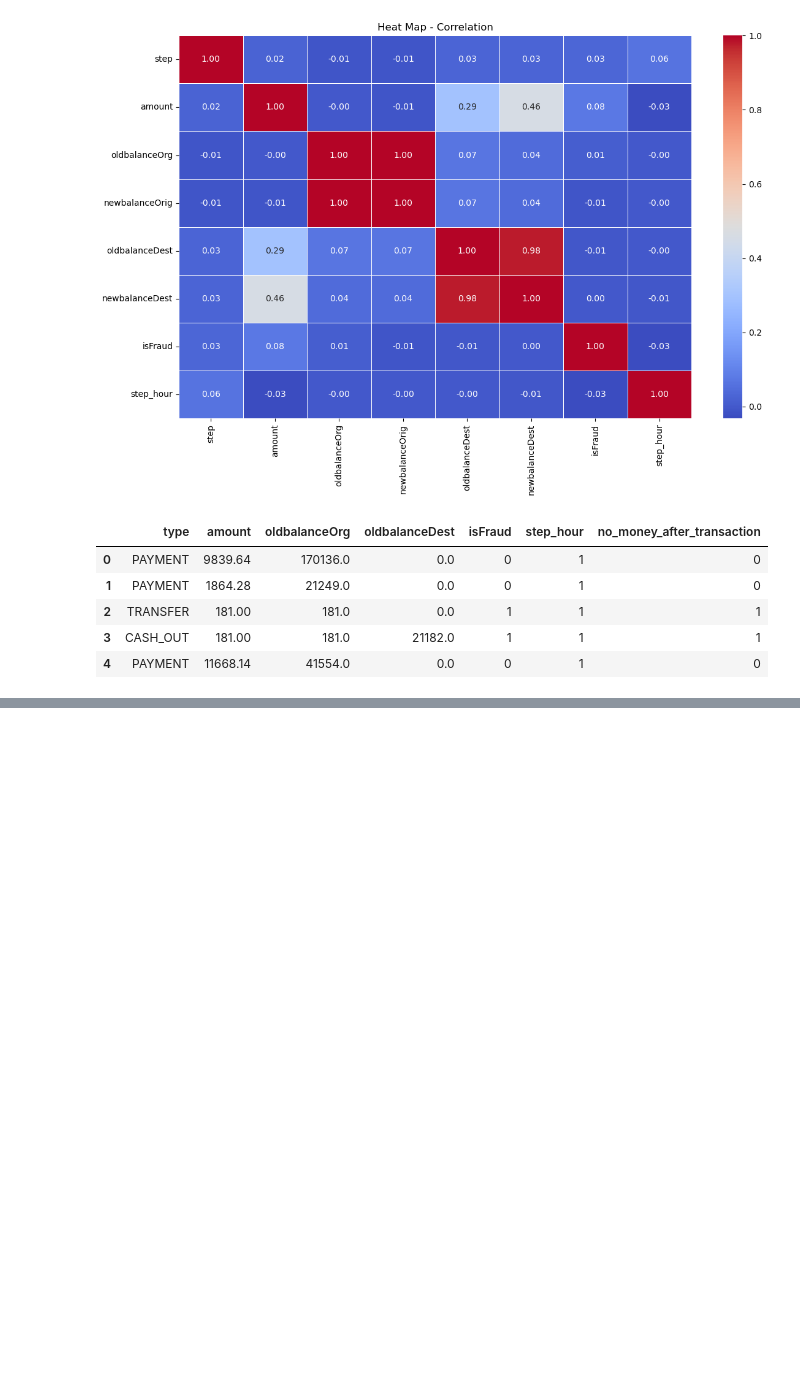
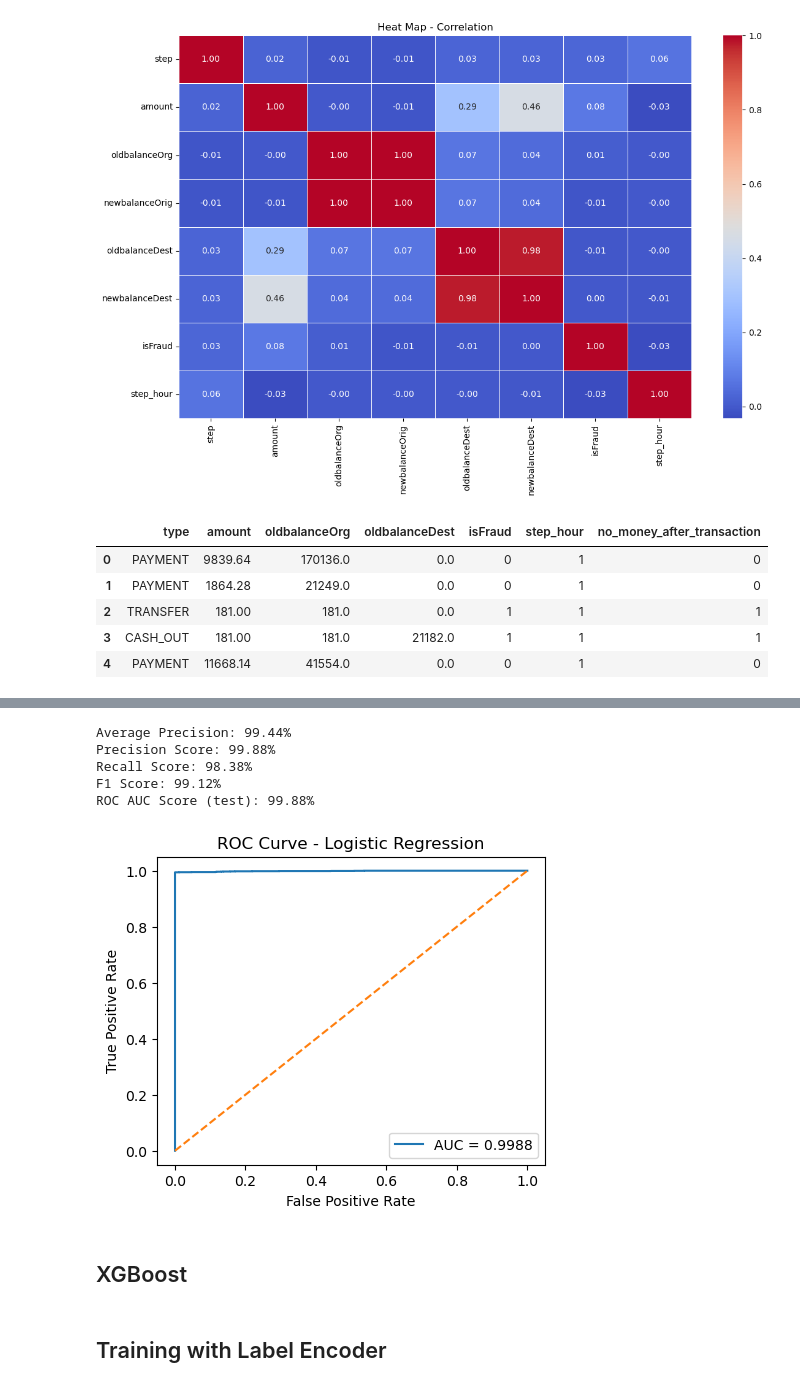
Before and after one commit to AndreNB1702/fraud-classifier, a Jupyter notebook: fraud-classifier.ipynb, the cells around one changed output, grey strips where cells are left out. Cells and saved outputs as stored; diff of their text form; code cells hidden in the pictures; blank space fills up the shorter version.

```diff
--- a/fraud-classifier.ipynb
+++ b/fraud-classifier.ipynb
@@ -318,0 +326,4 @@ df.head()
+# %%
+df_lr = df.copy()
+df_lr = pd.get_dummies(df_lr, columns=['type'], drop_first=False)
+df_lr.head()
@@ -318,0 +337,21 @@ df.head()
+# %%
+X_lr = df_lr.drop(columns=["isFraud"])
+y_lr = df_lr["isFraud"]
+# %%
+X_train_lr, X_test_lr, y_train_lr, y_test_lr = train_test_split(X_lr, y_lr, test_size=0.30, random_state=42, stratify=y)
+# %%
+scaler = StandardScaler()
+X_train_scaled = scaler.fit_transform(X_train_lr)
+X_test_scaled = scaler.transform(X_test_lr)
+# %%
+lr = LogisticRegression(max_iter=2000)
+model(lr, X_train_scaled, y_train_lr, X_test_scaled, y_test_lr, title = 'Logistic Regression')
+# %% [output]
+Average Precision: 99.44%
+Precision Score: 99.88%
+Recall Score: 98.38%
+F1 Score: 99.12%
+ROC AUC Score (test): 99.88%
+[figure, added]
+# %% [markdown]
+## XGBoost
@@ -318,0 +373,2 @@ df.head()
+# %% [markdown]
+## Training with Label Encoder
```
Also changed, not shown: parts of 16 cells of this notebook.
